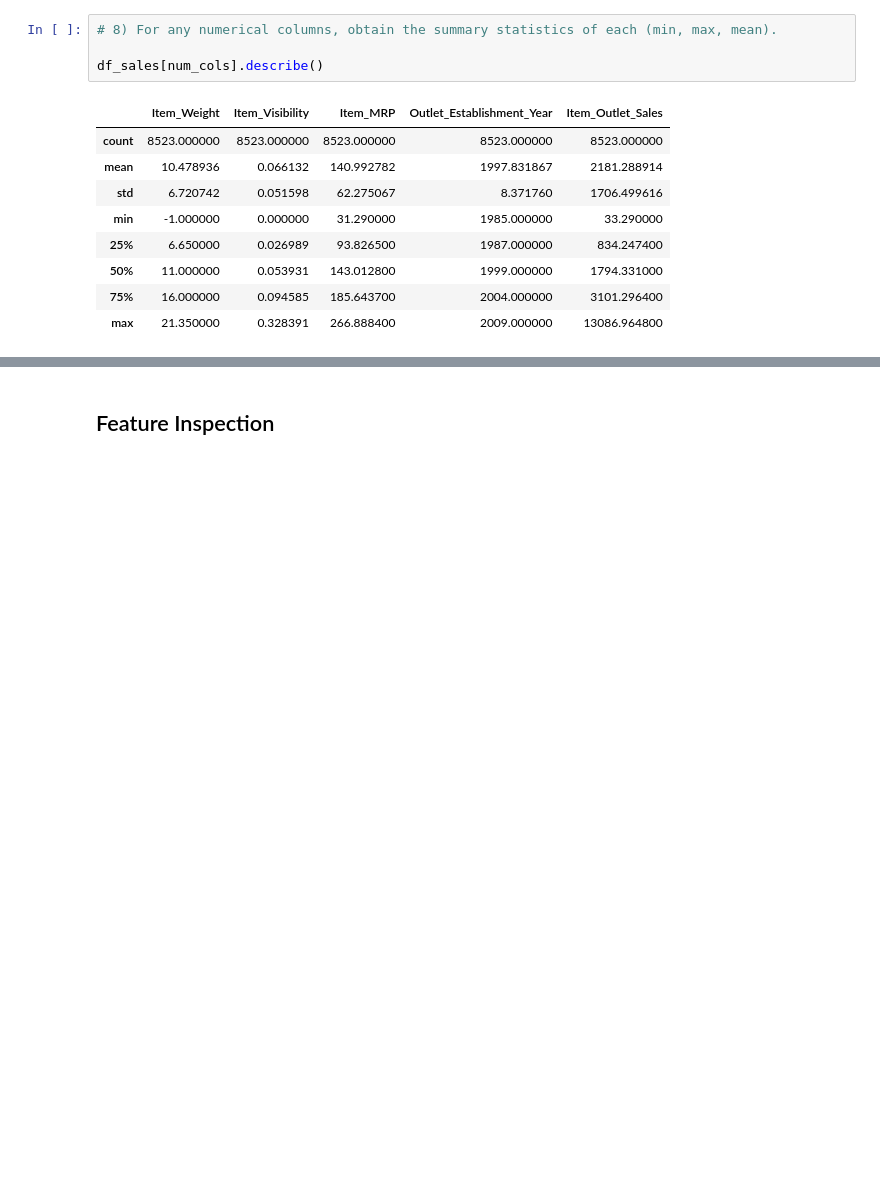
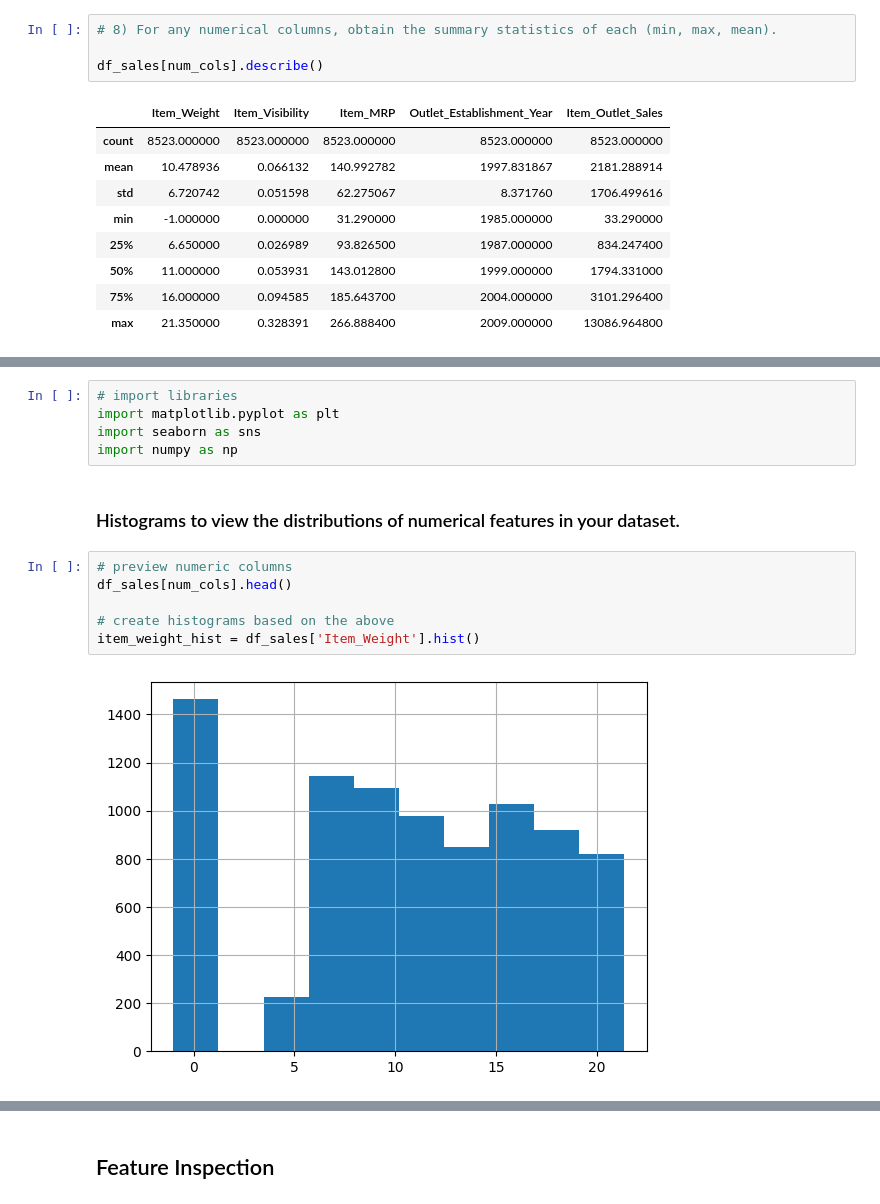
Before and after one commit to EhLeeOod/Prediction-of-Product-Sales, a Jupyter notebook: Prediction_of_Product_Sales.ipynb, the cells around one changed output, grey strips where cells are left out. Cells and saved outputs as stored; diff of their text form; blank space fills up the shorter version.

```diff
--- a/Prediction_of_Product_Sales.ipynb
+++ b/Prediction_of_Product_Sales.ipynb
@@ -187,0 +190,15 @@ df_sales[num_cols].describe()
+# %%
+# import libraries
+import matplotlib.pyplot as plt
+import seaborn as sns
+import numpy as np
+# %% [markdown]
+### Histograms to view the distributions of numerical features in your dataset.
+# %%
+# preview numeric columns
+df_sales[num_cols].head()
+
+# create histograms based on the above
+item_weight_hist = df_sales['Item_Weight'].hist()
+# %% [output]
+[figure, added]
```
Also changed, not shown: parts of 17 cells of this notebook.
